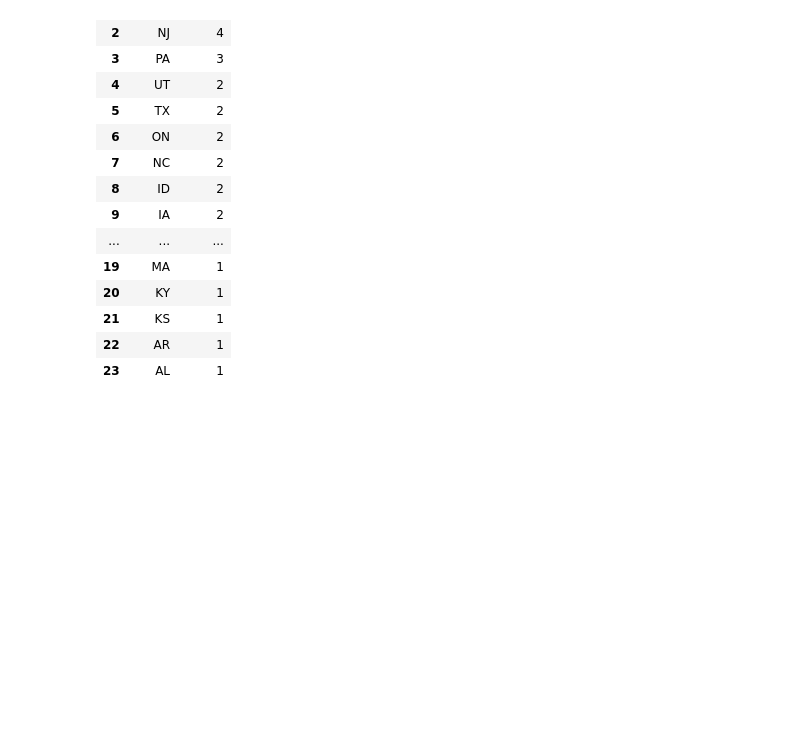
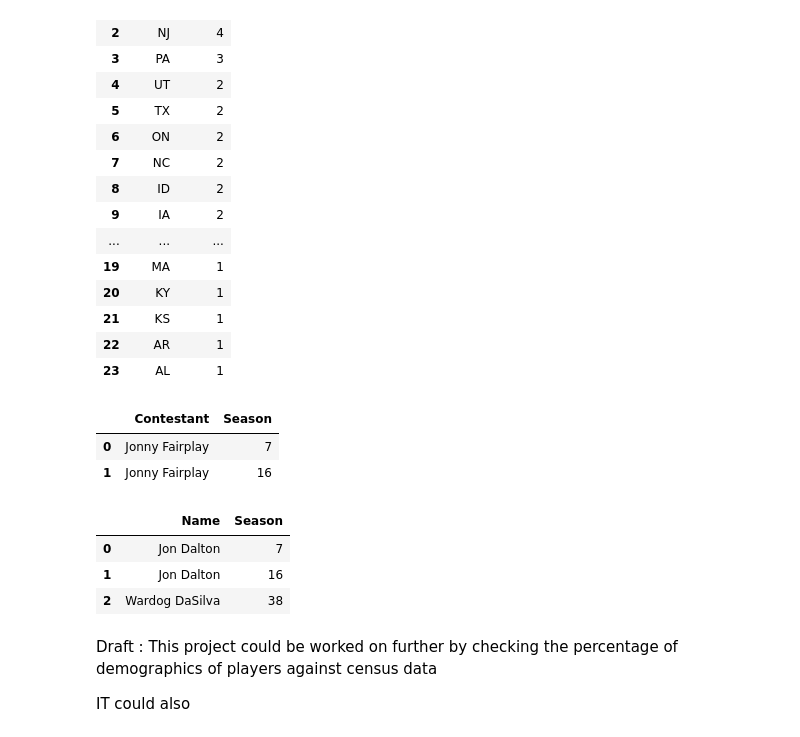
Before and after one commit to jubilbee/Survivor_EDA, a Jupyter notebook: Survivor_EDA.ipynb, the cells around one changed output. Drawn from its saved outputs; the diff is of its cells as text; code cells hidden in the pictures; blank space fills up the shorter version.

```diff
--- a/Survivor_EDA.ipynb
+++ b/Survivor_EDA.ipynb
@@ -165,3 +175,8 @@ stats.head(3)
 | 1 | 1 | Richard Hatch | 1.58 | 7.82 | 1.87 | 16.1 | ... |
 | 2 | 1 | Rudy Boesch | 1.09 | 3.95 | 1.62 | 15.1 | ... |
 3 rows × 26 columns
+# %%
+gender_dict = {name: name for name in contestants['Name']}
+
+# find closest match for names in stats, replace them with the match in contestants
+stats['Contestant'] = stats['Contestant'].apply(lambda name: find_closest_match(name, gender_dict, threshold=0.6))
@@ -170,15 +189,15 @@ Next, I fill the null values in the contestants table, which only consists of th
 # %%
-contestants['Finish'] = contestants['Finish'].str.strip('th')
 # fill null values
 contestants['Finish'] = contestants['Finish'].fillna(0)
-# replace Winner, Runner-up, 2nd Runner-up, Co-runner up with 1st or 2nd, respectively
+# strip values of ending 'th'
+contestants['Finish'] = contestants['Finish'].astype(str).str.strip('th')
+# replace string values of placements with integer equivalents
 contestants['Finish'] = contestants['Finish'].replace({
-    'Winner': '1',
+    'Winner': 1,
     'Runner-up': 2,
     'Co-runner up': 2,
     '2nd Runner-up': 2,
     '3rd': 3,
     '1s': 1
 })
-contestants['Finish'].astype(int)
-contestants.head()
+contestants['Finish'] = contestants['Finish'].astype(int)
@@ -192,6 +204,8 @@ contestants.head()
 # %%
 def extract_state(hometown):
     try:
+        if hometown == 'Washington DC':
+            hometown = 'Washington, DC'
         if '(' in hometown:
             hometown = hometown.split(' (')[0]
         return hometown.split(', ')[1]
@@ -347,3 +361,35 @@ sql(location)
 | 21 | KS | 1 |
 | 22 | AR | 1 |
 | 23 | AL | 1 |
+# %%
+contestant_check = '''
+SELECT Contestant, Season
+FROM stats
+WHERE Contestant NOT IN (SELECT Name FROM contestants);
+'''
+
+sql(contestant_check)
+# %% [output]
+|  | Contestant | Season |
+| 0 | Jonny Fairplay | 7 |
+| 1 | Jonny Fairplay | 16 |
+# %%
+name_check = '''
+SELECT Name, Season
+FROM contestants
+WHERE Name NOT IN (SELECT Contestant FROM stats) AND Season <> 48;
+'''
+
+sql(name_check)
+
+# 74 names in contestants not in stats. 86 names in stats not in contestants.
+# so.... 12? potential wrong names in contestants table. I know of 2.
+
+# 74 instances of name inconsistencies. Too many to manually replace, will need to add code up top similar to that used in scraper, to find closest match
+# Most should be fine, since it's likely only a simple misspell or difference in capitolization. Sol and any others similarly will need to be manually netered after.
+# Need to check that there aren't other wrong names in contestant table somehow. (before using closest match)
+# %% [output]
+|  | Name | Season |
+| 0 | Jon Dalton | 7 |
+| 1 | Jon Dalton | 16 |
+| 2 | Wardog DaSilva | 38 |
@@ -350,2 +408,6 @@ sql(location)
 # %%
 # What do the demographics of winners/runner ups look like? How are jury votes split amongst them and are there any potential biases present?
+# %% [markdown]
+Draft : This project could be worked on further by checking the  percentage of demographics of players against census data
+
+IT could also
```
Also changed, not shown: parts of 8 cells of this notebook, 5 other files.
